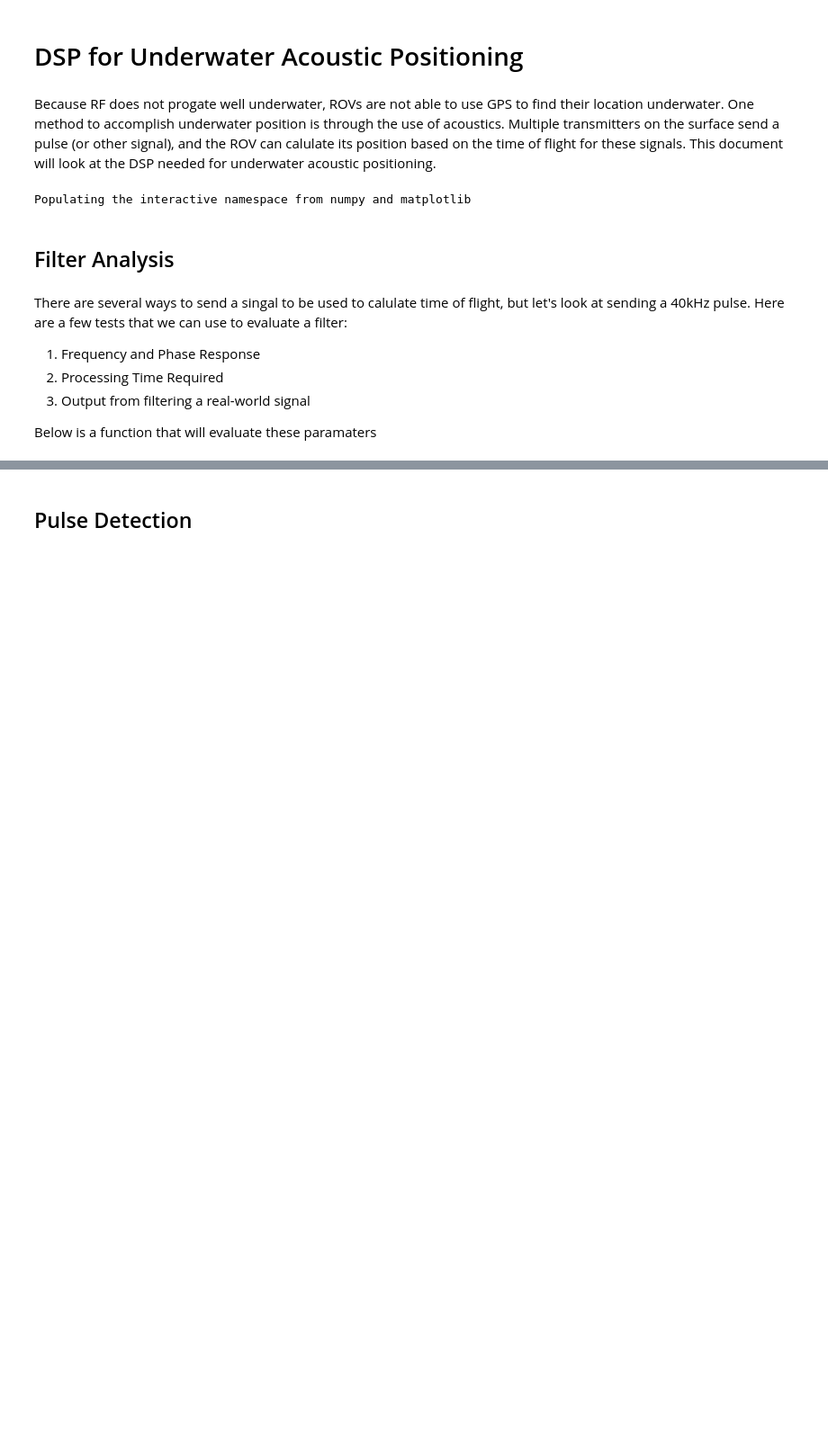
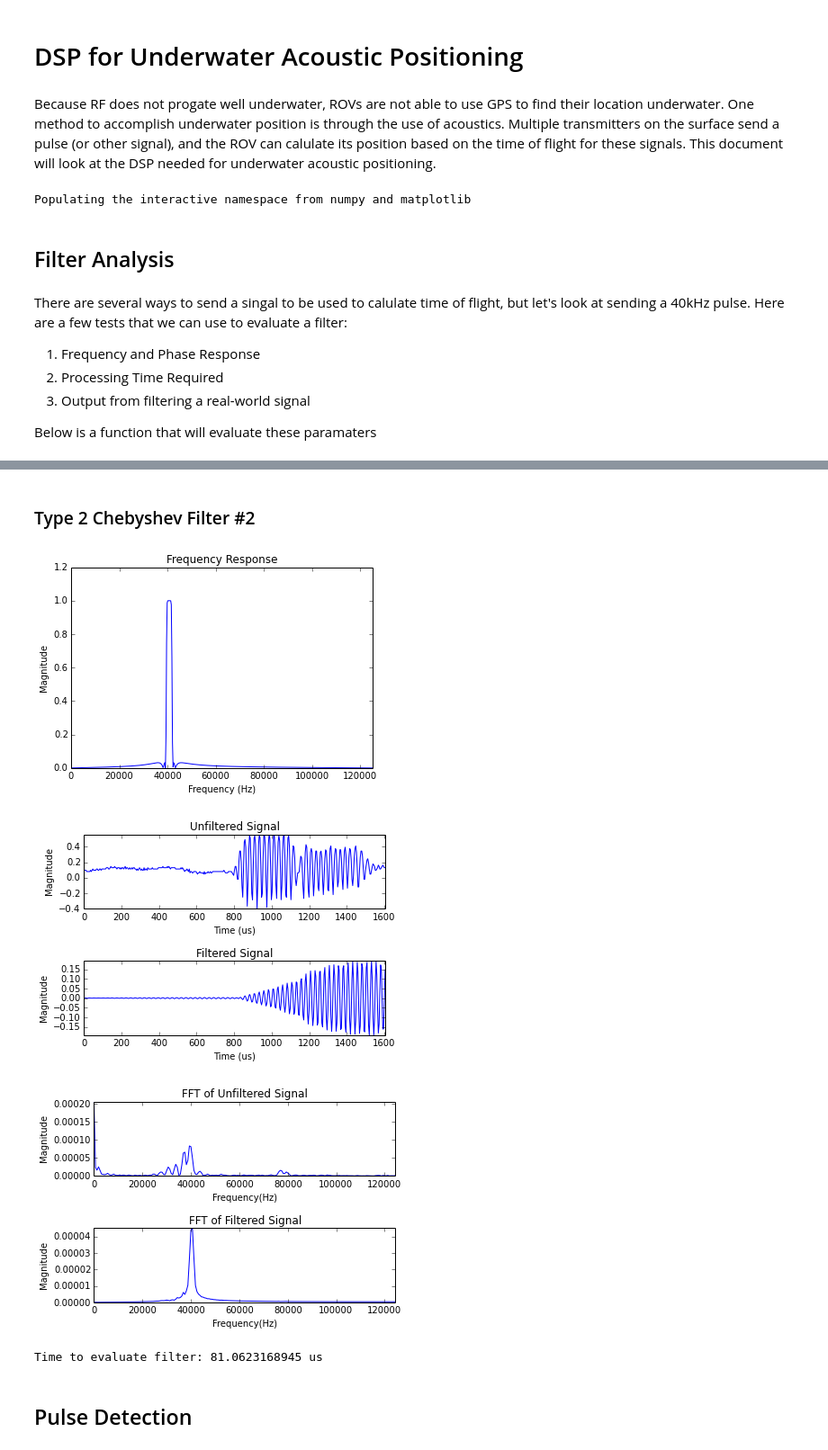
Before and after one commit to jtrezzo/acoustic-location-system, a Jupyter notebook: Software/PythonPrograms/dsp_analysis.ipynb, the cells around one changed output, grey strips where cells are left out. Shown: that part at 90% size. Cells and saved outputs as stored; diff of their text form; code cells hidden in the pictures; blank space fills up the shorter version.

```diff
--- a/Software/PythonPrograms/dsp_analysis.ipynb
+++ b/Software/PythonPrograms/dsp_analysis.ipynb
@@ -134,2 +124,15 @@ Time to evaluate filter: 114.917755127 us
+# %% [markdown]
+### Type 2 Chebyshev Filter #2
+# %%
+N, Wn = signal.cheb2ord([.32, .33], [.3, .34], 3, 60, analog=False)
+#N, Wn = signal.cheb2ord([.32, .45], [.3, .5], 3, 60, analog=False)
+cheb2_num2, cheb2_den2 = signal.iirfilter(N, Wn, rs=30, btype='band',
+                        analog=False, ftype='cheby2')
+evaluate(cheb2_num2, cheb2_den2)
+# %% [output]
+[figure, added]
+[figure, added]
+[figure, added]
+Time to evaluate filter: 81.0623168945 us
 # %% [markdown]
 ## Pulse Detection
```
Also changed, not shown: parts of 11 cells of this notebook.
